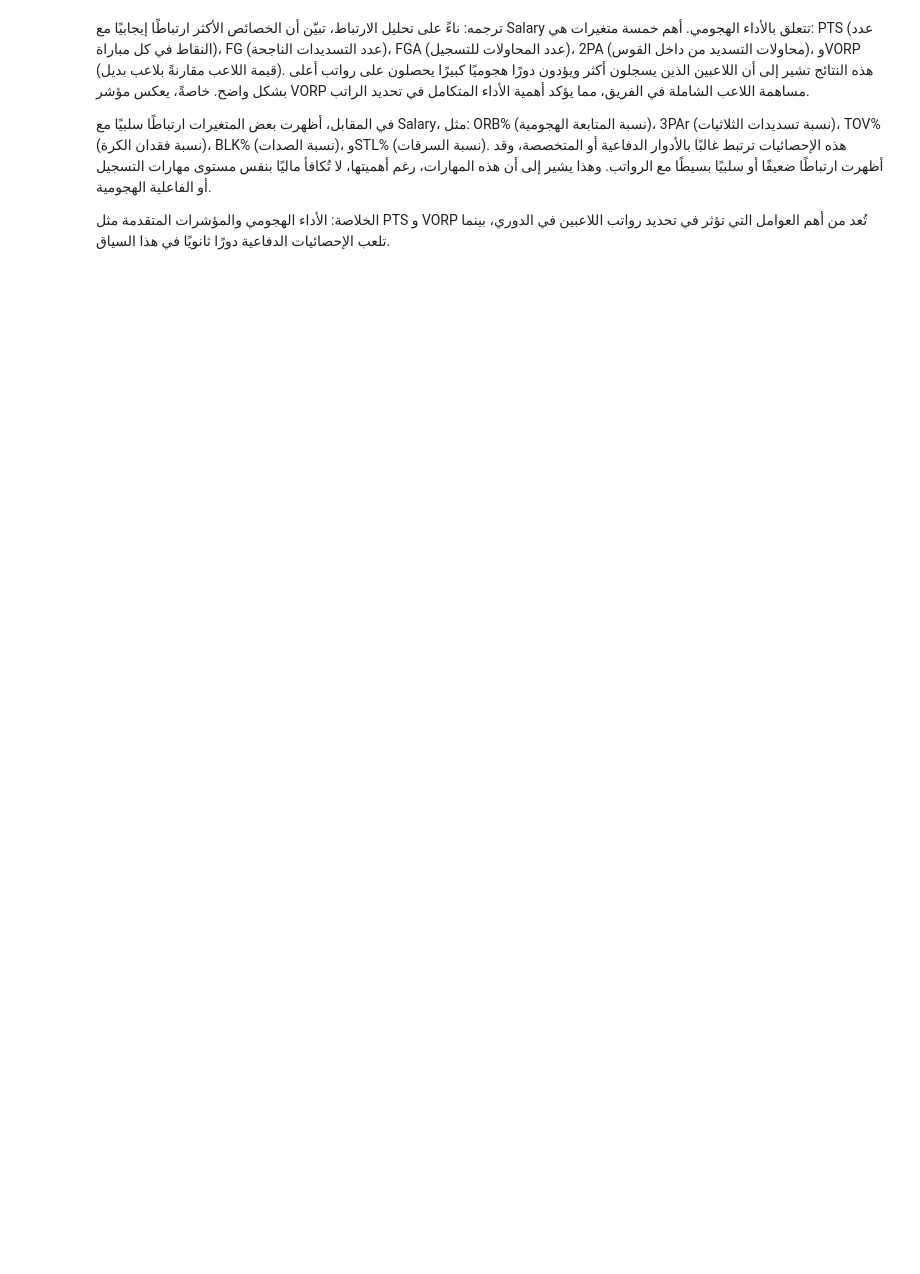
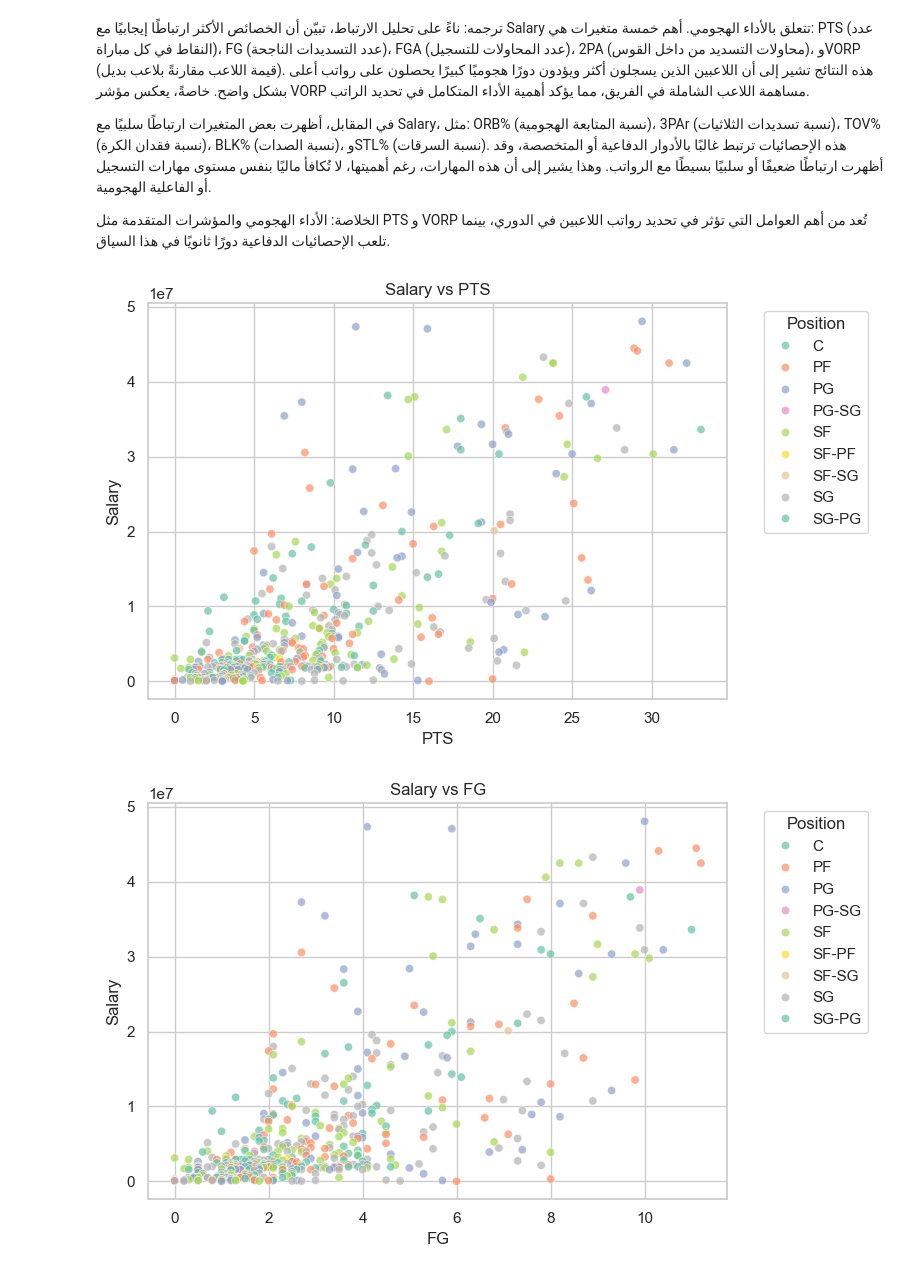
Before and after one commit to mostafaelmehi/ML-project-NBA-Player-Salaries-, a Jupyter notebook: projecdd.ipynb, the cells around one changed output. Saved outputs shown, nothing was run; the diff lists cells and outputs as text; code cells hidden in the pictures; blank space fills up the shorter version.

```diff
--- a/projecdd.ipynb
+++ b/projecdd.ipynb
@@ -232,3 +270,21 @@ In conclusion, scoring and advanced performance metrics are the strongest predic
 في المقابل، أظهرت بعض المتغيرات ارتباطًا سلبيًا مع Salary، مثل: ORB% (نسبة المتابعة الهجومية)، 3PAr (نسبة تسديدات الثلاثيات)، TOV% (نسبة فقدان الكرة)، BLK% (نسبة الصدات)، وSTL% (نسبة السرقات). هذه الإحصائيات ترتبط غالبًا بالأدوار الدفاعية أو المتخصصة، وقد أظهرت ارتباطًا ضعيفًا أو سلبيًا بسيطًا مع الرواتب. وهذا يشير إلى أن هذه المهارات، رغم أهميتها، لا تُكافأ ماليًا بنفس مستوى مهارات التسجيل أو الفاعلية الهجومية.
 
 الخلاصة: الأداء الهجومي والمؤشرات المتقدمة مثل PTS و VORP تُعد من أهم العوامل التي تؤثر في تحديد رواتب اللاعبين في الدوري، بينما تلعب الإحصائيات الدفاعية دورًا ثانويًا في هذا السياق.
+# %%
+import seaborn as sns
+df['Position'] = df['Position'].astype('category')
+top_positive_features = ['PTS', 'FG', 'FGA', '2PA', 'VORP']
+sns.set(style="whitegrid")
+
+for feature in top_positive_features:
+    plt.figure(figsize=(8, 5))
+    sns.scatterplot(x=feature, y='Salary', hue='Position', data=df, palette='Set2', alpha=0.7)
+    plt.title(f'Salary vs {feature}')
+    plt.xlabel(feature)
+    plt.ylabel('Salary')
+    plt.legend(title='Position', bbox_to_anchor=(1.05, 1), loc='upper left')
+    plt.tight_layout()
+    plt.show()
+# %% [output]
+[figure, added]
+[figure, added]
```
Also changed, not shown: parts of 27 cells of this notebook.
